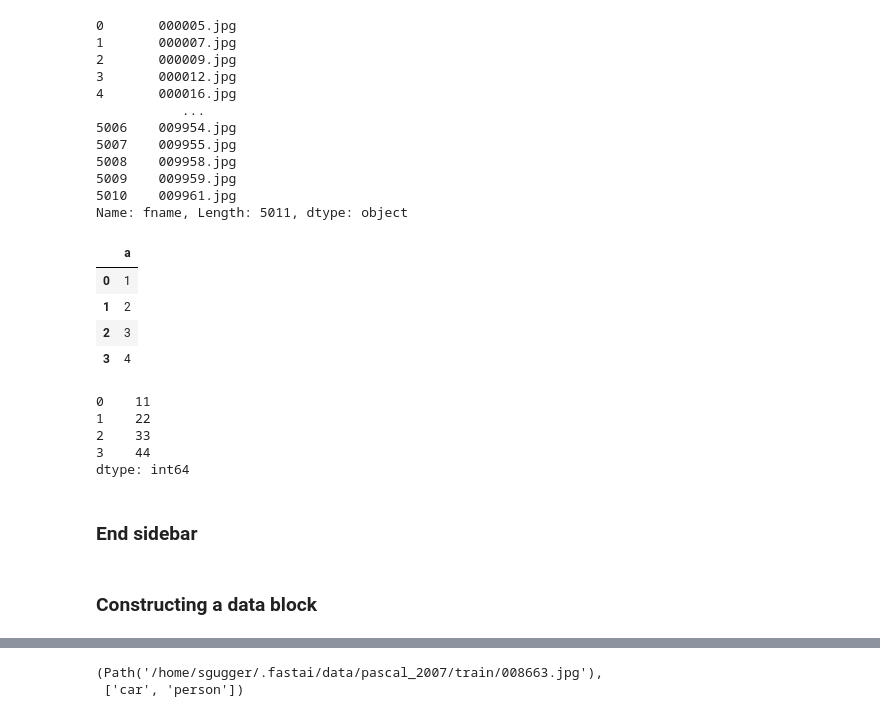
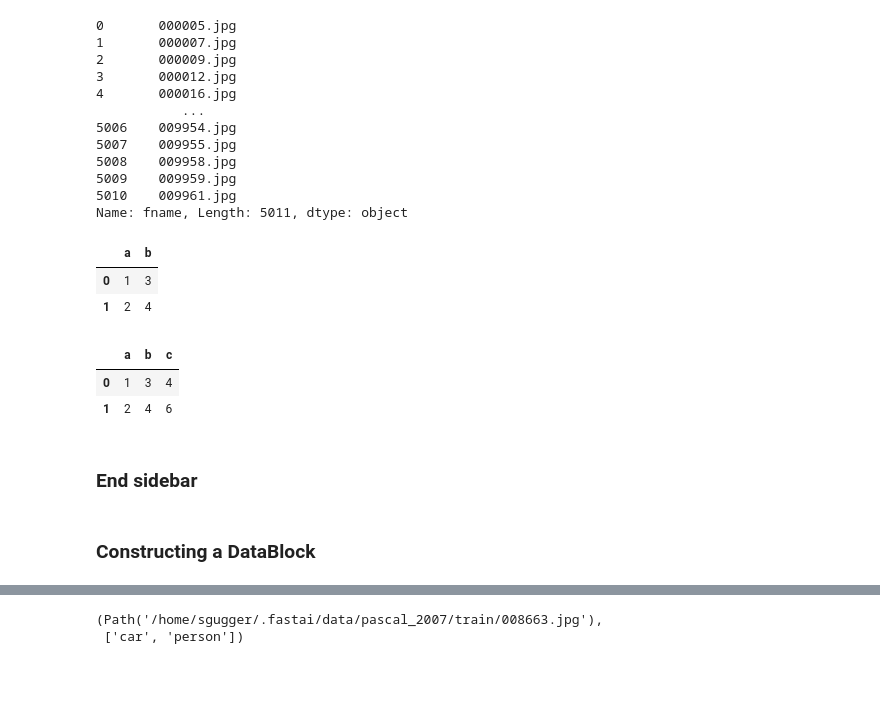
Before and after one commit to fastai/course-v4, a Jupyter notebook: nbs/06_multicat.ipynb, the cells around one changed output, grey strips where cells are left out. Cells and saved outputs as stored; diff of their text form; code cells hidden in the pictures; blank space fills up the shorter version.

```diff
--- a/nbs/06_multicat.ipynb
+++ b/nbs/06_multicat.ipynb
@@ -49,28 +63,23 @@ df['fname']
 5010    009961.jpg
 Name: fname, Length: 5011, dtype: object
 # %%
-df1 = pd.DataFrame()
-df1['a'] = [1,2,3,4]
-df1
+tmp_df = pd.DataFrame({'a':[1,2], 'b':[3,4]})
+tmp_df
 # %% [output]
-|  | a |
-| 0 | 1 |
-| 1 | 2 |
-| 2 | 3 |
-| 3 | 4 |
+|  | a | b |
+| 0 | 1 | 3 |
+| 1 | 2 | 4 |
-# %%
-df1['b'] = [10, 20, 30, 40]
-df1['a'] + df1['b']
-# %% [output]
-0    11
-1    22
-2    33
-3    44
-dtype: int64
+# %%
+tmp_df['c'] = tmp_df['a']+tmp_df['b']
+tmp_df
+# %% [output]
+|  | a | b | c |
+| 0 | 1 | 3 | 4 |
+| 1 | 2 | 4 | 6 |
 # %% [markdown]
 ### End sidebar
 # %% [markdown]
-### Constructing a data block
+### Constructing a DataBlock
 # %%
 dblock = DataBlock()
 # %%
```
Also changed, not shown: parts of 29 cells of this notebook, 15 other files.
